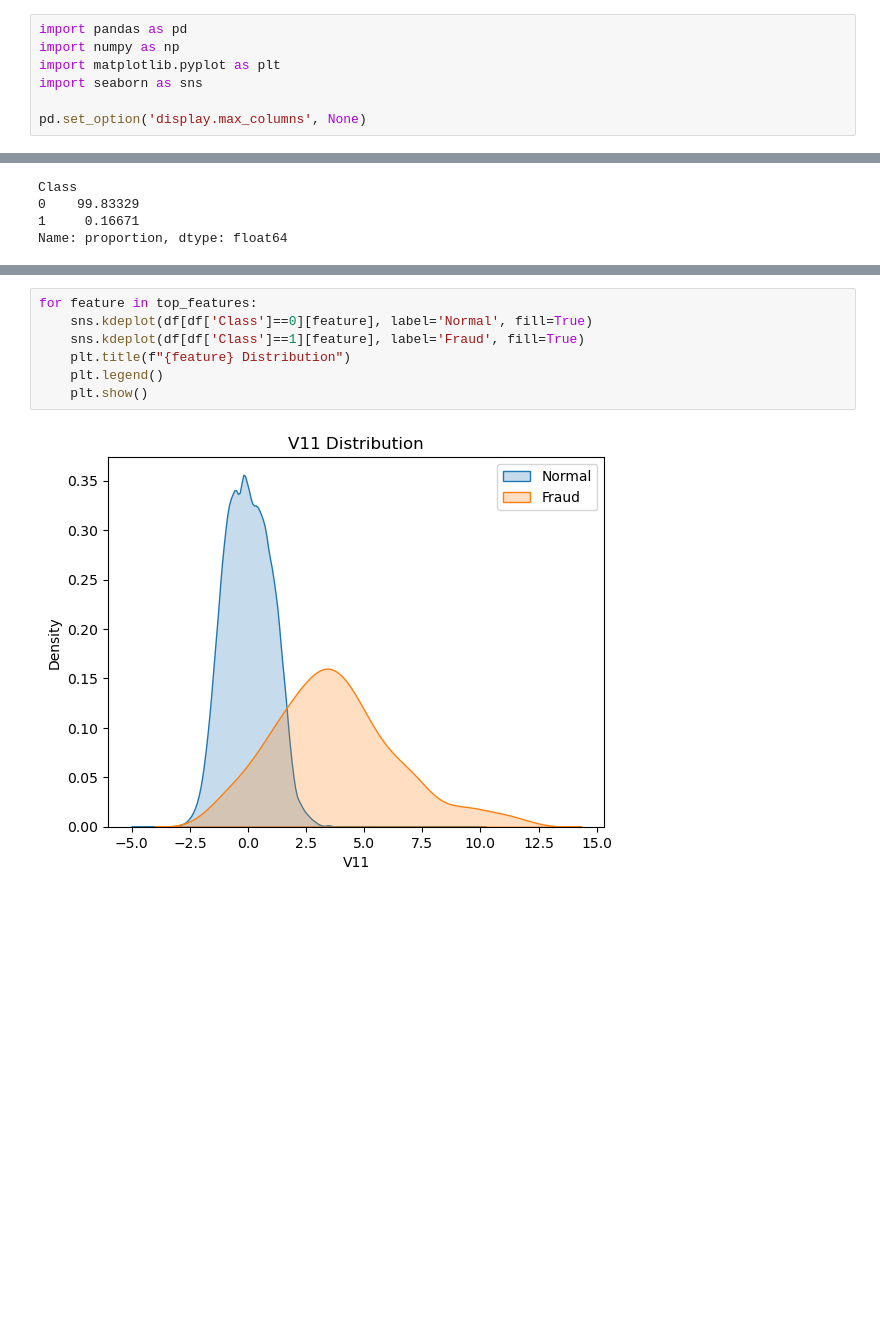
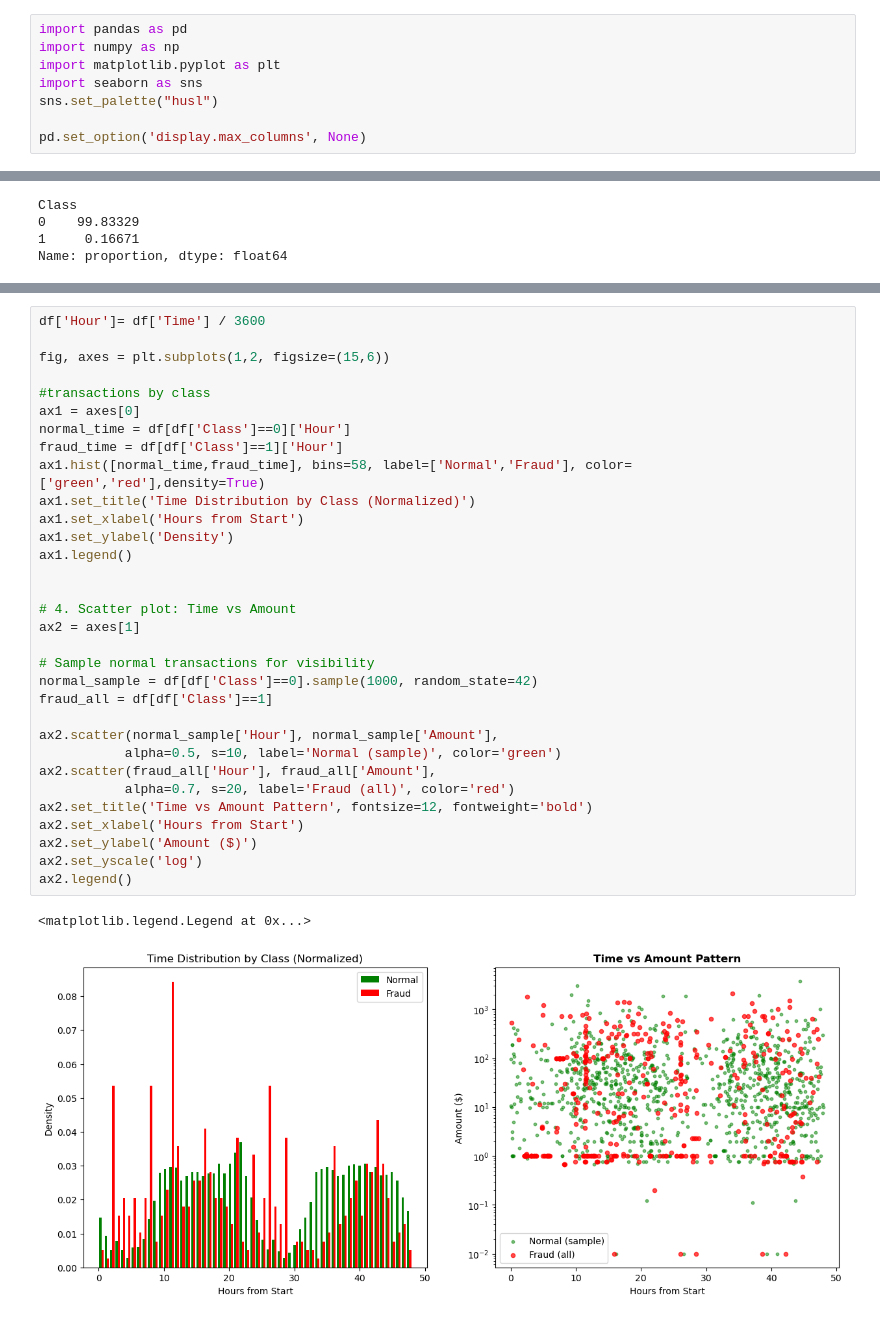
Before and after one commit to Ntsikayezwe-web/credit-card-fraud-detection, a Jupyter notebook: notebooks/01_data_understanding.ipynb, the cells around one changed output, grey strips where cells are left out. Cells and saved outputs as stored; diff of their text form; blank space fills up the shorter version.

Commit message:
Analyse Time, Amount as well as Vi features for patterns in ralation to fraud

```diff
--- a/notebooks/01_data_understanding.ipynb
+++ b/notebooks/01_data_understanding.ipynb
@@ -3,6 +3,7 @@ import pandas as pd
 import numpy as np
 import matplotlib.pyplot as plt
 import seaborn as sns
+sns.set_palette("husl")
 
 pd.set_option('display.max_columns', None)
 # %%
@@ -158,9 +156,35 @@ bottom_features = corr_with_class.index[-5:]  # most negative
 # %%
-for feature in top_features:
-    sns.kdeplot(df[df['Class']==0][feature], label='Normal', fill=True)
-    sns.kdeplot(df[df['Class']==1][feature], label='Fraud', fill=True)
-    plt.title(f"{feature} Distribution")
-    plt.legend()
-    plt.show()
+df['Hour']= df['Time'] / 3600
+
+fig, axes = plt.subplots(1,2, figsize=(15,6))
+
+#transactions by class
+ax1 = axes[0]
+normal_time = df[df['Class']==0]['Hour']
+fraud_time = df[df['Class']==1]['Hour']
+ax1.hist([normal_time,fraud_time], bins=58, label=['Normal','Fraud'], color=['green','red'],density=True)
+ax1.set_title('Time Distribution by Class (Normalized)')
+ax1.set_xlabel('Hours from Start')
+ax1.set_ylabel('Density')
+ax1.legend()
+
+
+# 4. Scatter plot: Time vs Amount
+ax2 = axes[1]
+
+# Sample normal transactions for visibility
+normal_sample = df[df['Class']==0].sample(1000, random_state=42)
+fraud_all = df[df['Class']==1]
+
+ax2.scatter(normal_sample['Hour'], normal_sample['Amount'],
+           alpha=0.5, s=10, label='Normal (sample)', color='green')
+ax2.scatter(fraud_all['Hour'], fraud_all['Amount'],
+           alpha=0.7, s=20, label='Fraud (all)', color='red')
+ax2.set_title('Time vs Amount Pattern', fontsize=12, fontweight='bold')
+ax2.set_xlabel('Hours from Start')
+ax2.set_ylabel('Amount ($)')
+ax2.set_yscale('log')
+ax2.legend()
 # %% [output]
+<matplotlib.legend.Legend at 0x...>
-[figure, old version]
+[figure, new version]
```
Also changed, not shown: parts of 18 cells of this notebook.
